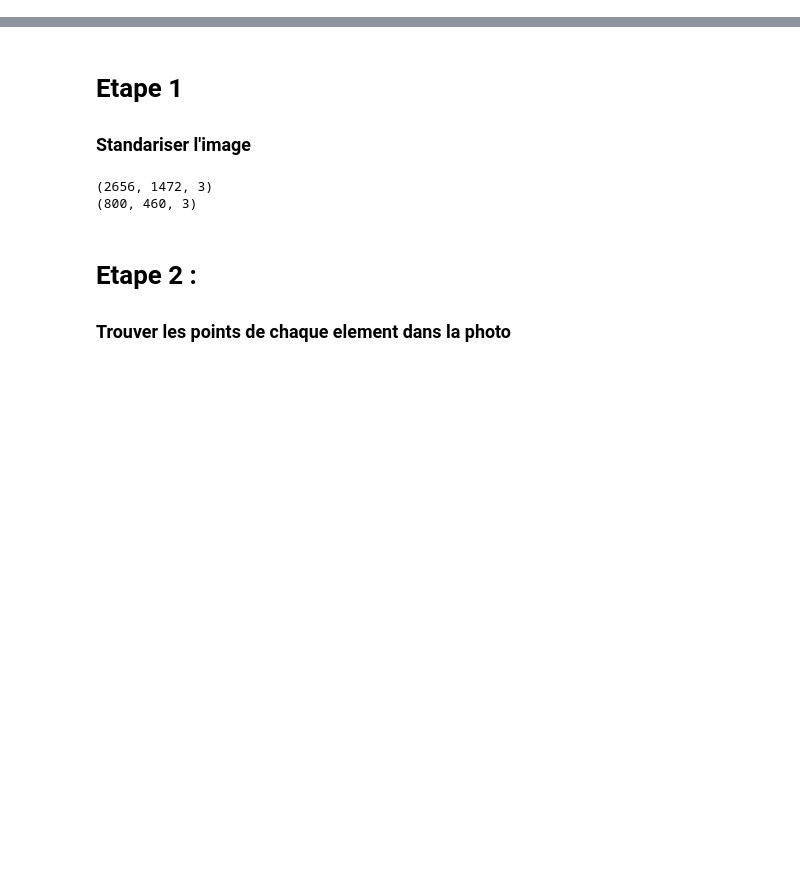
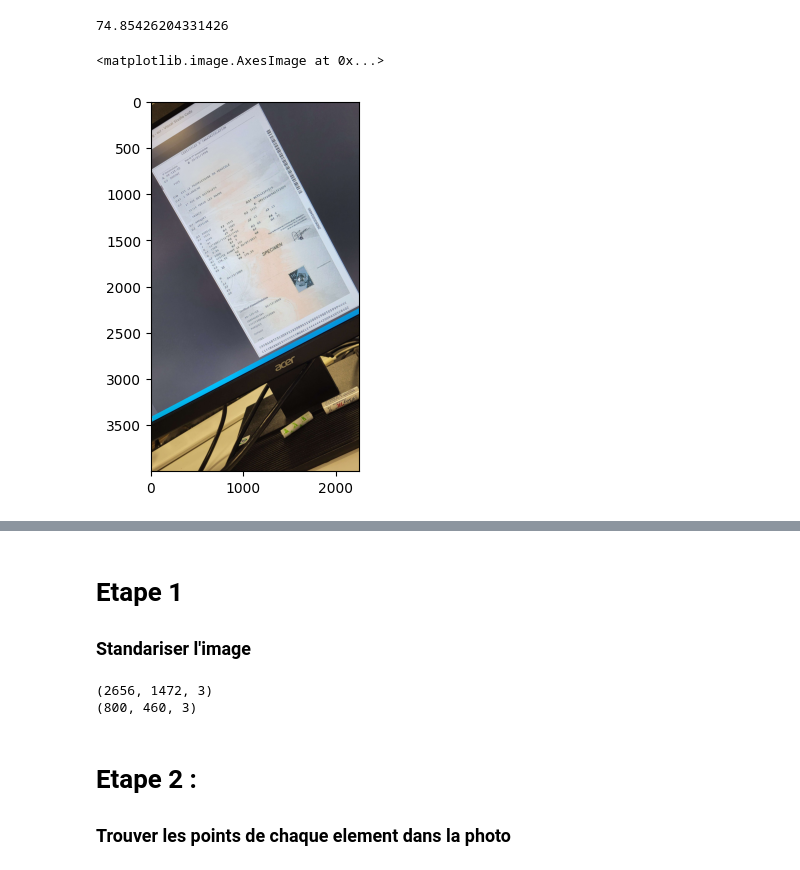
Before and after one commit to StevenDelval/ocr, a Jupyter notebook: OCR_CG_V0.ipynb, the cells around one changed output, grey strips where cells are left out. Cells and saved outputs as stored; diff of their text form; code cells hidden in the pictures; blank space fills up the shorter version.

Commit message:
rotation image with sift and flann

```diff
--- a/OCR_CG_V0.ipynb
+++ b/OCR_CG_V0.ipynb
@@ -9,0 +55,4 @@ import numpy as np
+# %%
+angle_of_rotation
+# %% [output]
+74.85426204331426
@@ -9,0 +103,7 @@ import numpy as np
+# %%
+img_test = cv2.imread('testc_g.jpg',cv2.IMREAD_UNCHANGED)
+img_test = cv2.cvtColor(img_test, cv2.COLOR_BGR2RGB)
+plt.imshow(img_test)
+# %% [output]
+<matplotlib.image.AxesImage at 0x...>
+[figure, added]
```
Also changed, not shown: parts of 6 cells of this notebook, 2 other files.
